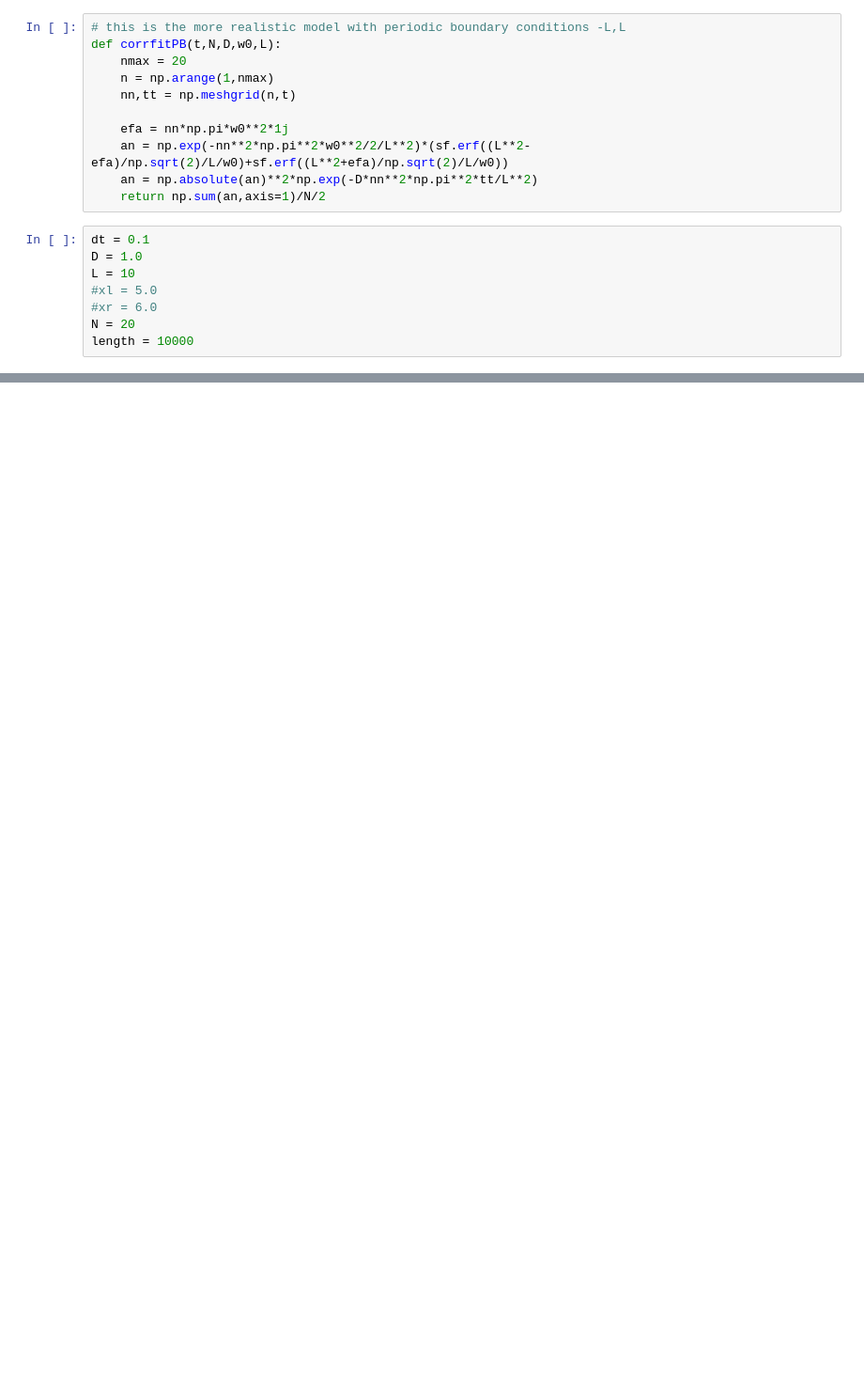
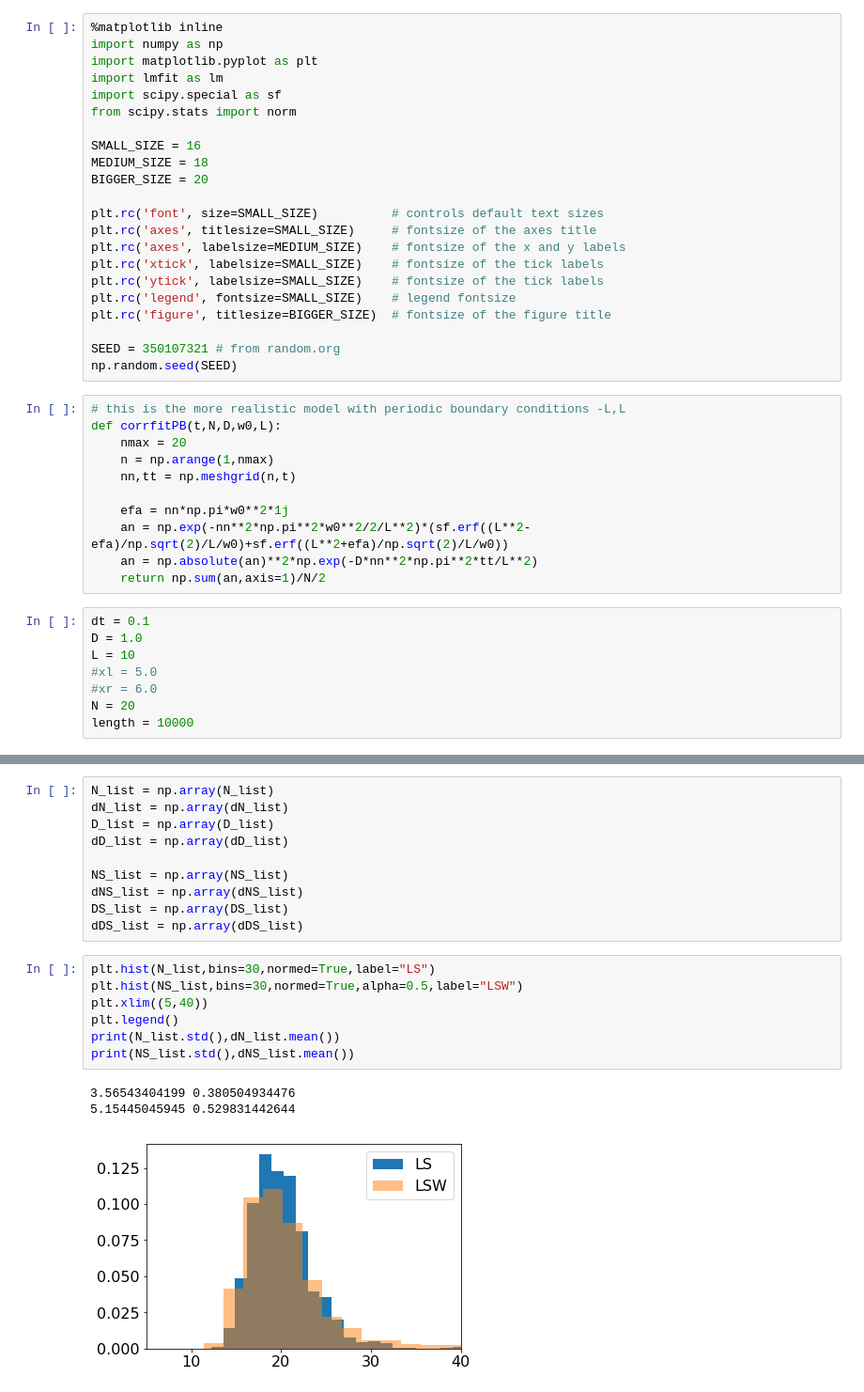
Before and after one commit to hstrey/FCS-simulations, a Jupyter notebook: LS fit FCS simulation.ipynb, the cells around one changed output, grey strips where cells are left out. Shown at 94% size. Drawn from its saved outputs; the diff is of its cells as text; blank space fills up the shorter version.

```diff
--- a/LS fit FCS simulation.ipynb
+++ b/LS fit FCS simulation.ipynb
@@ -8,3 +1,25 @@ from scipy.stats import norm
+# %%
+%matplotlib inline
+import numpy as np
+import matplotlib.pyplot as plt
+import lmfit as lm
+import scipy.special as sf
+from scipy.stats import norm
+
+SMALL_SIZE = 16
+MEDIUM_SIZE = 18
+BIGGER_SIZE = 20
+
+plt.rc('font', size=SMALL_SIZE)          # controls default text sizes
+plt.rc('axes', titlesize=SMALL_SIZE)     # fontsize of the axes title
+plt.rc('axes', labelsize=MEDIUM_SIZE)    # fontsize of the x and y labels
+plt.rc('xtick', labelsize=SMALL_SIZE)    # fontsize of the tick labels
+plt.rc('ytick', labelsize=SMALL_SIZE)    # fontsize of the tick labels
+plt.rc('legend', fontsize=SMALL_SIZE)    # legend fontsize
+plt.rc('figure', titlesize=BIGGER_SIZE)  # fontsize of the figure title
+
+SEED = 350107321 # from random.org
+np.random.seed(SEED)
 # %%
 # this is the more realistic model with periodic boundary conditions -L,L
 def corrfitPB(t,N,D,w0,L):
@@ -73,0 +117,21 @@ for i in range(1000):
+# %%
+N_list = np.array(N_list)
+dN_list = np.array(dN_list)
+D_list = np.array(D_list)
+dD_list = np.array(dD_list)
+
+NS_list = np.array(NS_list)
+dNS_list = np.array(dNS_list)
+DS_list = np.array(DS_list)
+dDS_list = np.array(dDS_list)
+# %%
+plt.hist(N_list,bins=30,normed=True,label="LS")
+plt.hist(NS_list,bins=30,normed=True,alpha=0.5,label="LSW")
+plt.xlim((5,40))
+plt.legend()
+print(N_list.std(),dN_list.mean())
+print(NS_list.std(),dNS_list.mean())
+# %% [output]
+3.56543404199 0.380504934476
+5.15445045945 0.529831442644
+[figure, added]
```
Also changed, not shown: parts of 6 cells of this notebook.
